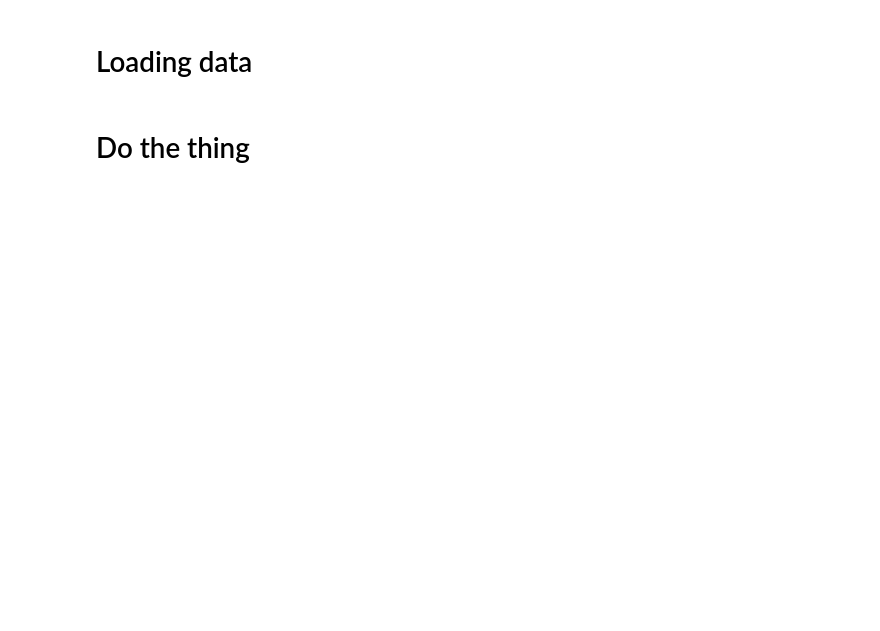
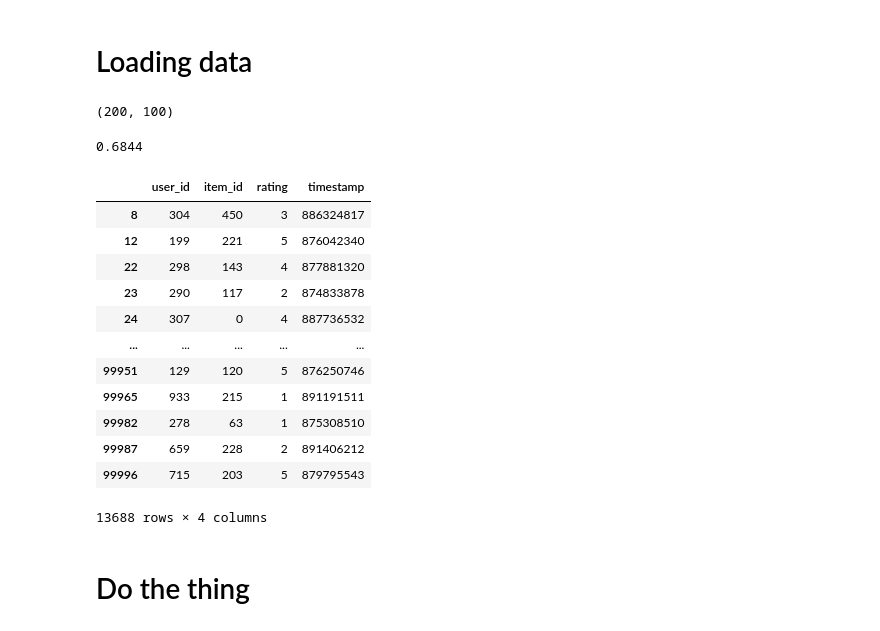
Before and after one commit to Napam/INF367A, a Jupyter notebook: Projects/Project2/StanMock.ipynb, the cells around one changed output. Cells and saved outputs as stored; diff of their text form; code cells hidden in the pictures; blank space fills up the shorter version.

```diff
--- a/Projects/Project2/StanMock.ipynb
+++ b/Projects/Project2/StanMock.ipynb
@@ -18,0 +16,6 @@ df_users, _, _ = utils.get_ml100k_data(DATA_DIR, subsample_topn=5)
+# %%
+from importlib import reload
+reload(utils)
+
+df_users, _, _ = utils.get_ml100k_data(DATA_DIR, subsample_top_users=200, subsample_top_items=100)
+df_users[['user_id', 'item_id']] -= 1
@@ -19,5 +35,28 @@ df_users, _, _ = utils.get_ml100k_data(DATA_DIR, subsample_topn=5)
 # %%
-X = sparse.csc_matrix((df_users.rating, (df_users.user_id, df_users.item_id))).toarray()
+X = sparse.csc_matrix((df_num.rating, (df_num.user_id, df_num.item_id))).toarray()
+X.shape
+# %% [output]
+(200, 100)
+# %%
+len(np.nonzero(X)[0]) / np.prod((*X.shape,))
+# %% [output]
+0.6844
+# %%
+df_users
+# %% [output]
+|  | user_id | item_id | rating | timestamp |
+| 8 | 304 | 450 | 3 | 886324817 |
+| 12 | 199 | 221 | 5 | 876042340 |
+| 22 | 298 | 143 | 4 | 877881320 |
+| 23 | 290 | 117 | 2 | 874833878 |
+| 24 | 307 | 0 | 4 | 887736532 |
+| ... | ... | ... | ... | ... |
+| 99951 | 129 | 120 | 5 | 876250746 |
+| 99965 | 933 | 215 | 1 | 891191511 |
+| 99982 | 278 | 63 | 1 | 875308510 |
+| 99987 | 659 | 228 | 2 | 891406212 |
+| 99996 | 715 | 203 | 5 | 879795543 |
+13688 rows × 4 columns
 # %% [markdown]
 # Do the thing
 # %%
```
Also changed, not shown: parts of 9 cells of this notebook, 8 other files.
